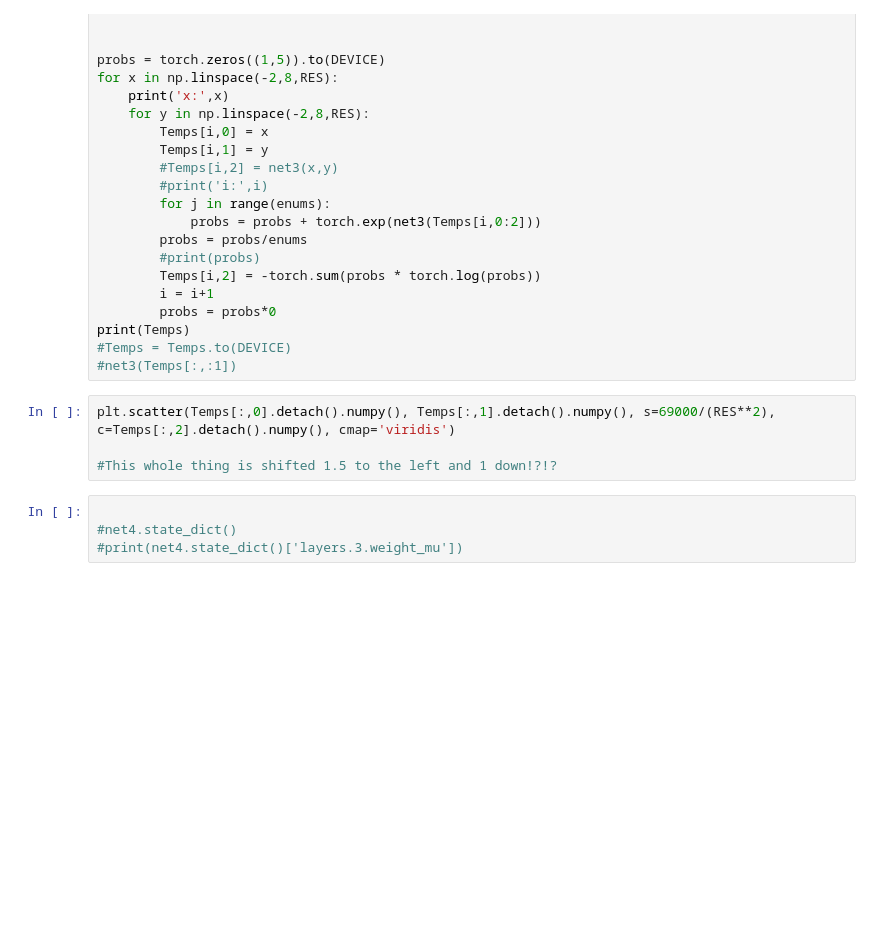
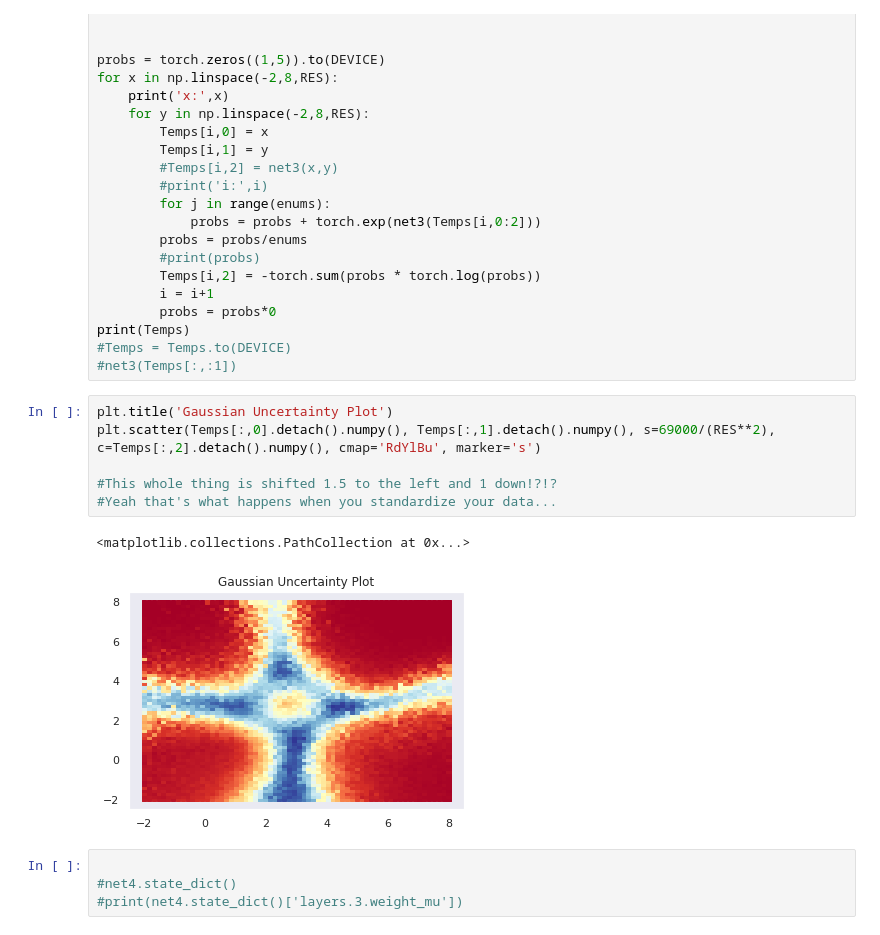
Before and after one commit to LeifMartin/BNN, a Jupyter notebook: Experiments.ipynb, the cells around one changed output. Cells and saved outputs as stored; diff of their text form; blank space fills up the shorter version.

```diff
--- a/Experiments.ipynb
+++ b/Experiments.ipynb
@@ -611,9 +629,14 @@ print(Temps)
 #Temps = Temps.to(DEVICE)
 #net3(Temps[:,:1])
 # %%
-plt.scatter(Temps[:,0].detach().numpy(), Temps[:,1].detach().numpy(), s=69000/(RES**2), c=Temps[:,2].detach().numpy(), cmap='viridis')
+plt.title('Gaussian Uncertainty Plot')
+plt.scatter(Temps[:,0].detach().numpy(), Temps[:,1].detach().numpy(), s=69000/(RES**2), c=Temps[:,2].detach().numpy(), cmap='RdYlBu', marker='s')
 
 #This whole thing is shifted 1.5 to the left and 1 down!?!?
+#Yeah that's what happens when you standardize your data...
+# %% [output]
+<matplotlib.collections.PathCollection at 0x...>
+[figure, added]
 # %%
 
 #net4.state_dict()
```
Also changed, not shown: parts of 10 cells of this notebook.
